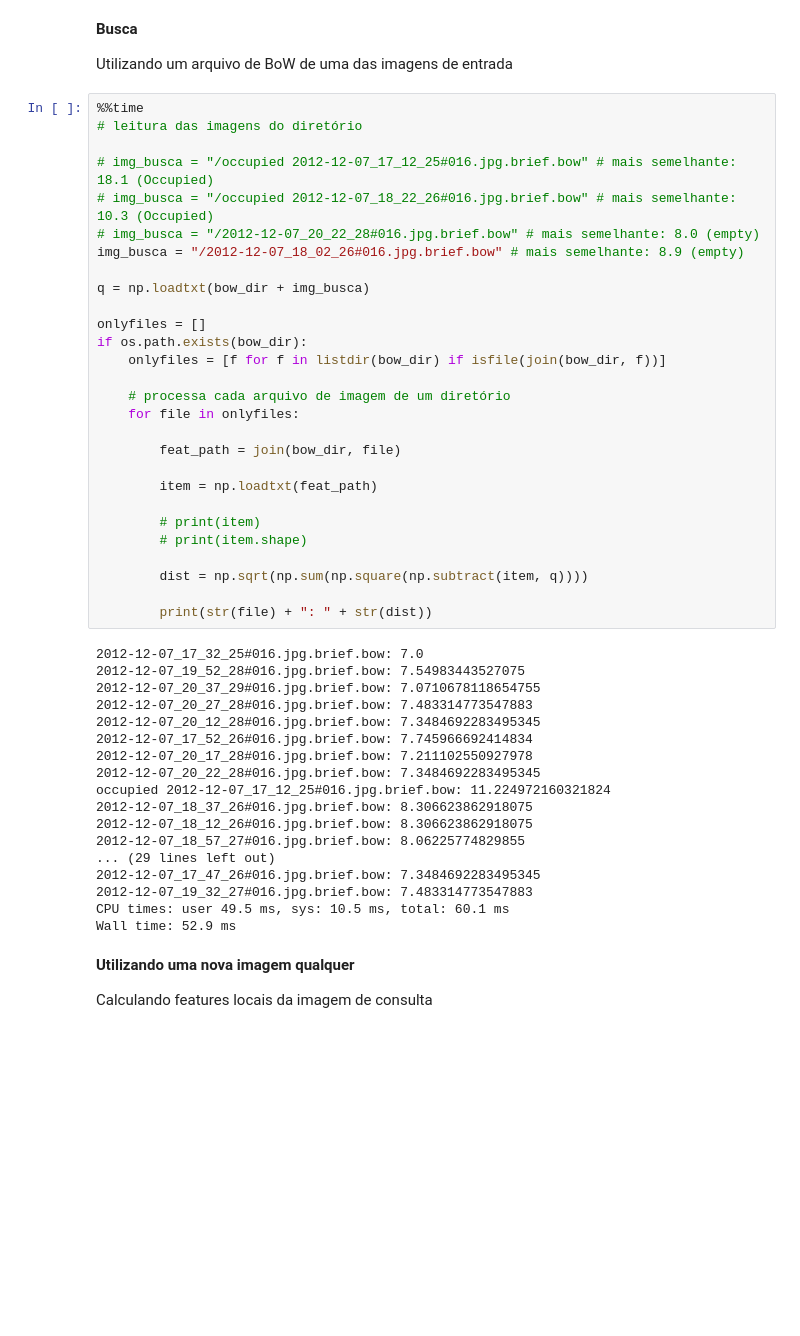
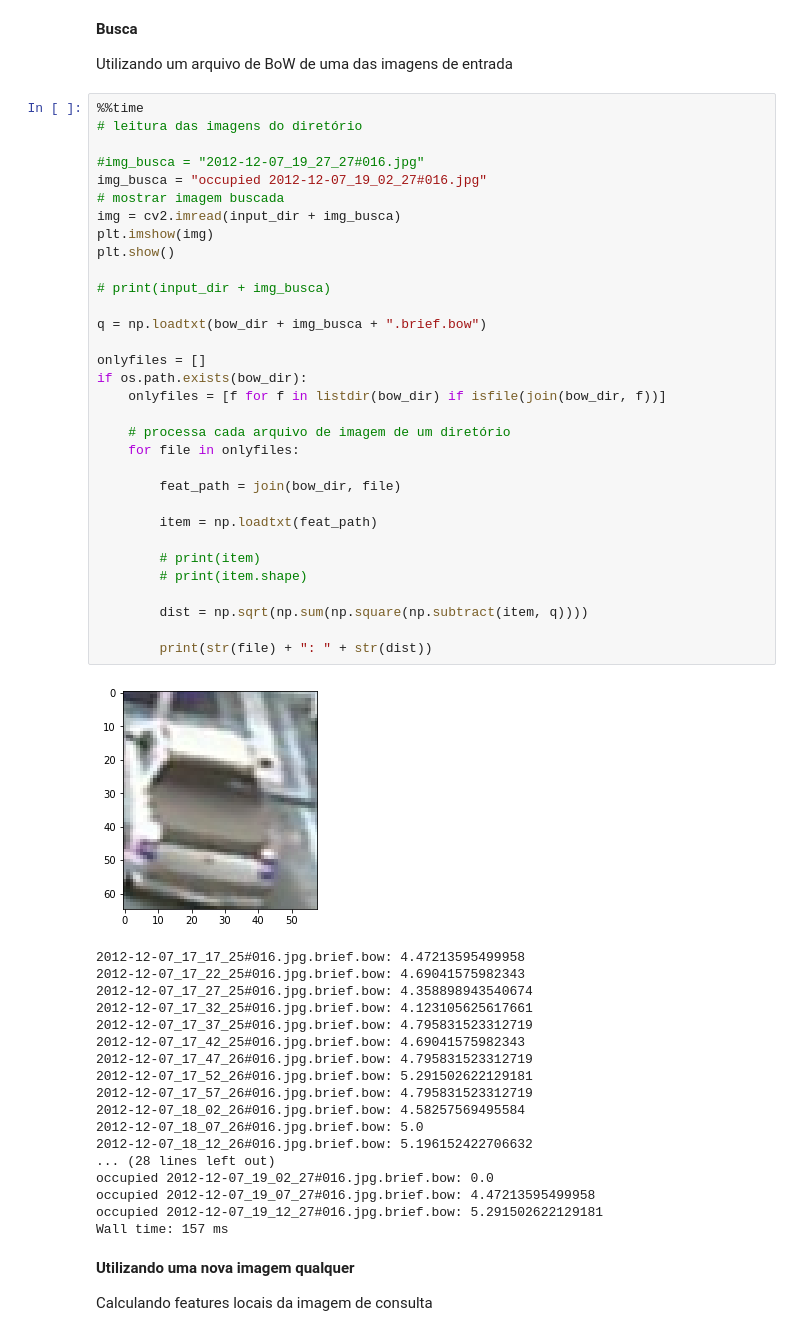
Before and after one commit to albs-br/tcc-machine-vision, a Jupyter notebook: TCC_teste_1.ipynb, the cells around one changed output. Drawn from its saved outputs; the diff is of its cells as text; blank space fills up the shorter version.

```diff
--- a/TCC_teste_1.ipynb
+++ b/TCC_teste_1.ipynb
@@ -376,49 +423,54 @@ Utilizando um arquivo de BoW de uma das imagens de entrada
 # %%
 %%time
 # leitura das imagens do diretório
 
-# img_busca = "/occupied 2012-12-07_17_12_25#016.jpg.brief.bow" # mais semelhante: 18.1 (Occupied)
-# img_busca = "/occupied 2012-12-07_18_22_26#016.jpg.brief.bow" # mais semelhante: 10.3 (Occupied)
-# img_busca = "/2012-12-07_20_22_28#016.jpg.brief.bow" # mais semelhante: 8.0 (empty)
-img_busca = "/2012-12-07_18_02_26#016.jpg.brief.bow" # mais semelhante: 8.9 (empty)
+#img_busca = "2012-12-07_19_27_27#016.jpg"
+img_busca = "occupied 2012-12-07_19_02_27#016.jpg"
+# mostrar imagem buscada
+img = cv2.imread(input_dir + img_busca)
+plt.imshow(img)
+plt.show()
 
-q = np.loadtxt(bow_dir + img_busca)
+# print(input_dir + img_busca)
+
+q = np.loadtxt(bow_dir + img_busca + ".brief.bow")
 
 onlyfiles = []
 if os.path.exists(bow_dir):
     onlyfiles = [f for f in listdir(bow_dir) if isfile(join(bow_dir, f))]
 
     # processa cada arquivo de imagem de um diretório
     for file in onlyfiles:
 
         feat_path = join(bow_dir, file)
 
         item = np.loadtxt(feat_path)
 
         # print(item)
         # print(item.shape)
 
         dist = np.sqrt(np.sum(np.square(np.subtract(item, q))))
 
         print(str(file) + ": " + str(dist))
 # %% [output]
+[figure, added]
-2012-12-07_17_32_25#016.jpg.brief.bow: 7.0
-2012-12-07_19_52_28#016.jpg.brief.bow: 7.54983443527075
-2012-12-07_20_37_29#016.jpg.brief.bow: 7.0710678118654755
-2012-12-07_20_27_28#016.jpg.brief.bow: 7.483314773547883
-2012-12-07_20_12_28#016.jpg.brief.bow: 7.3484692283495345
-2012-12-07_17_52_26#016.jpg.brief.bow: 7.745966692414834
-2012-12-07_20_17_28#016.jpg.brief.bow: 7.211102550927978
-2012-12-07_20_22_28#016.jpg.brief.bow: 7.3484692283495345
-occupied 2012-12-07_17_12_25#016.jpg.brief.bow: 11.224972160321824
-2012-12-07_18_37_26#016.jpg.brief.bow: 8.306623862918075
-2012-12-07_18_12_26#016.jpg.brief.bow: 8.306623862918075
-2012-12-07_18_57_27#016.jpg.brief.bow: 8.06225774829855
-... (29 lines left out)
-2012-12-07_17_47_26#016.jpg.brief.bow: 7.3484692283495345
-2012-12-07_19_32_27#016.jpg.brief.bow: 7.483314773547883
-CPU times: user 49.5 ms, sys: 10.5 ms, total: 60.1 ms
-Wall time: 52.9 ms
+2012-12-07_17_17_25#016.jpg.brief.bow: 4.47213595499958
+2012-12-07_17_22_25#016.jpg.brief.bow: 4.69041575982343
+2012-12-07_17_27_25#016.jpg.brief.bow: 4.358898943540674
+2012-12-07_17_32_25#016.jpg.brief.bow: 4.123105625617661
+2012-12-07_17_37_25#016.jpg.brief.bow: 4.795831523312719
+2012-12-07_17_42_25#016.jpg.brief.bow: 4.69041575982343
+2012-12-07_17_47_26#016.jpg.brief.bow: 4.795831523312719
+2012-12-07_17_52_26#016.jpg.brief.bow: 5.291502622129181
+2012-12-07_17_57_26#016.jpg.brief.bow: 4.795831523312719
+2012-12-07_18_02_26#016.jpg.brief.bow: 4.58257569495584
+2012-12-07_18_07_26#016.jpg.brief.bow: 5.0
+2012-12-07_18_12_26#016.jpg.brief.bow: 5.196152422706632
+... (28 lines left out)
+occupied 2012-12-07_19_02_27#016.jpg.brief.bow: 0.0
+occupied 2012-12-07_19_07_27#016.jpg.brief.bow: 4.47213595499958
+occupied 2012-12-07_19_12_27#016.jpg.brief.bow: 5.291502622129181
+Wall time: 157 ms
 # %% [markdown]
 **Utilizando uma nova imagem qualquer**
 
```
Also changed, not shown: parts of 16 cells of this notebook.
